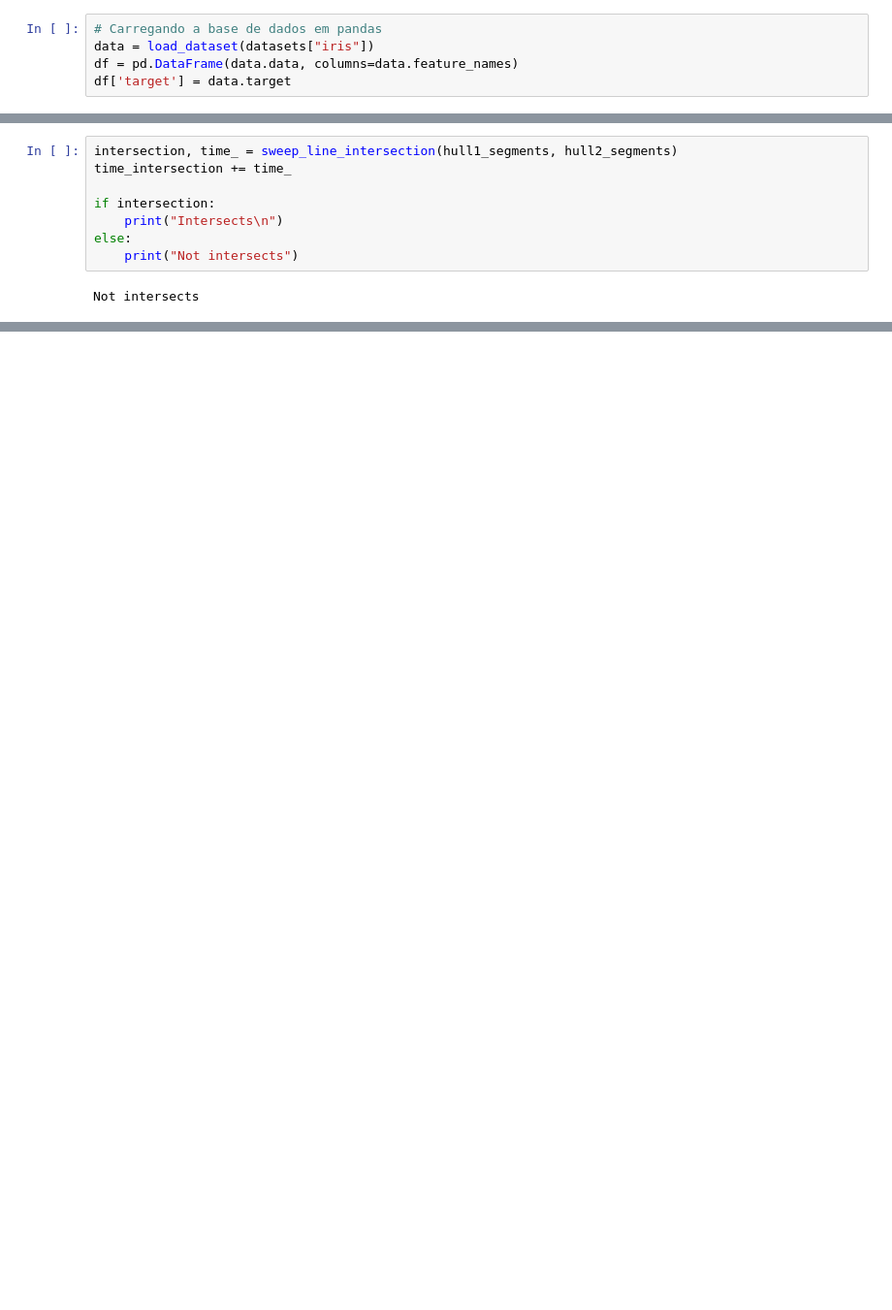
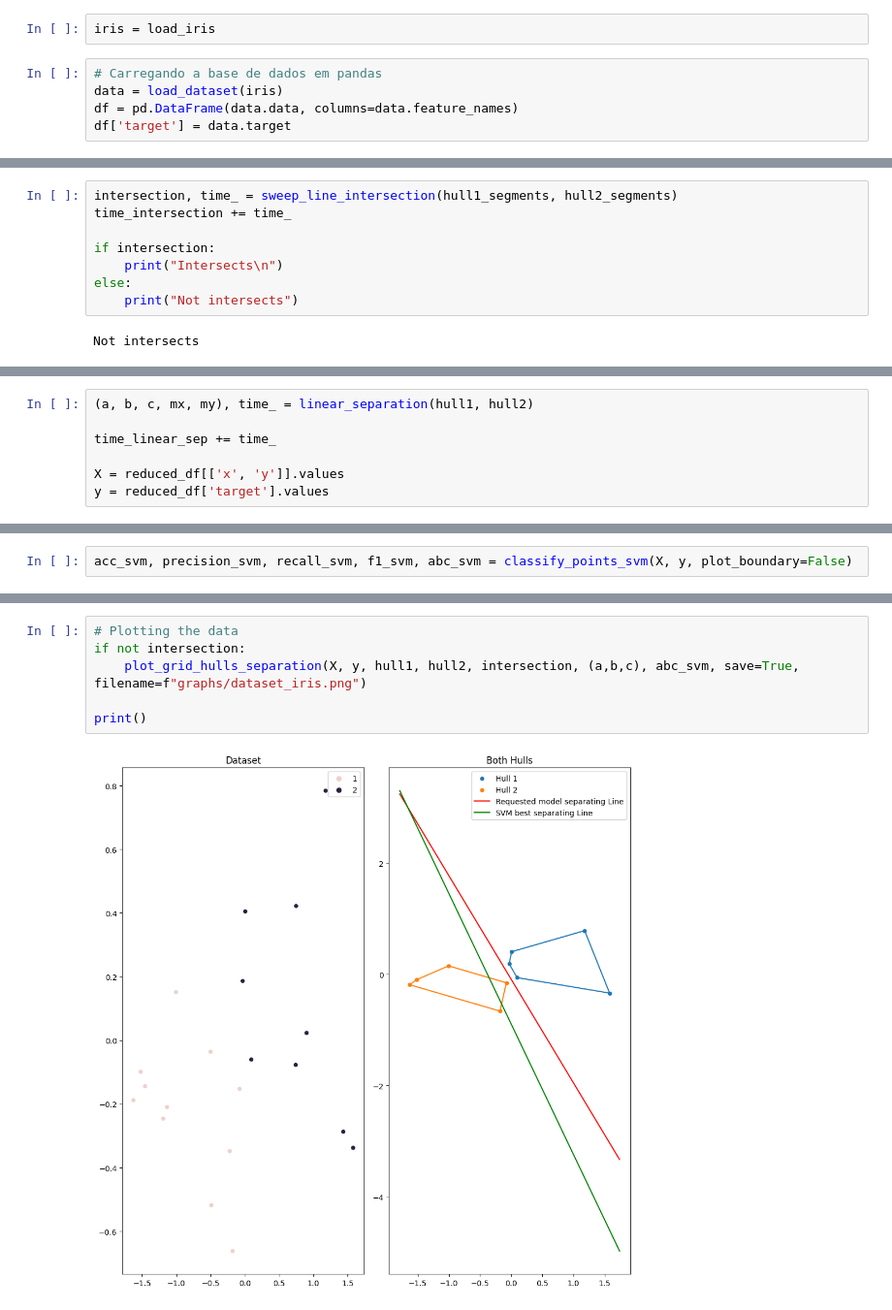
Before and after one commit to lorenzo-cm/tp1_alg2, a Jupyter notebook: relatorio.ipynb, the cells around one changed output, grey strips where cells are left out. Shown at 97% size. Saved outputs shown, nothing was run; the diff lists cells and outputs as text; blank space fills up the shorter version.

```diff
--- a/relatorio.ipynb
+++ b/relatorio.ipynb
@@ -45,8 +46,10 @@ datasets = {
 # %% [markdown]
 Acompanhemos os testes na base de dados iris
+# %%
+iris = load_iris
 # %%
 # Carregando a base de dados em pandas
-data = load_dataset(datasets["iris"])
+data = load_dataset(iris)
 df = pd.DataFrame(data.data, columns=data.feature_names)
 df['target'] = data.target
 # %% [markdown]
@@ -110,0 +146,7 @@ Not intersects
+# %%
+(a, b, c, mx, my), time_ = linear_separation(hull1, hull2)
+
+time_linear_sep += time_
+
+X = reduced_df[['x', 'y']].values
+y = reduced_df['target'].values
@@ -110,0 +171,2 @@ Not intersects
+# %%
+acc_svm, precision_svm, recall_svm, f1_svm, abc_svm = classify_points_svm(X, y, plot_boundary=False)
@@ -110,0 +199,8 @@ Not intersects
+# %%
+# Plotting the data
+if not intersection:
+    plot_grid_hulls_separation(X, y, hull1, hull2, intersection, (a,b,c), abc_svm, save=True, filename=f"graphs/dataset_iris.png")
+
+print()
+# %% [output]
+[figure, added]
```
Also changed, not shown: parts of 19 cells of this notebook, 4 other files.
